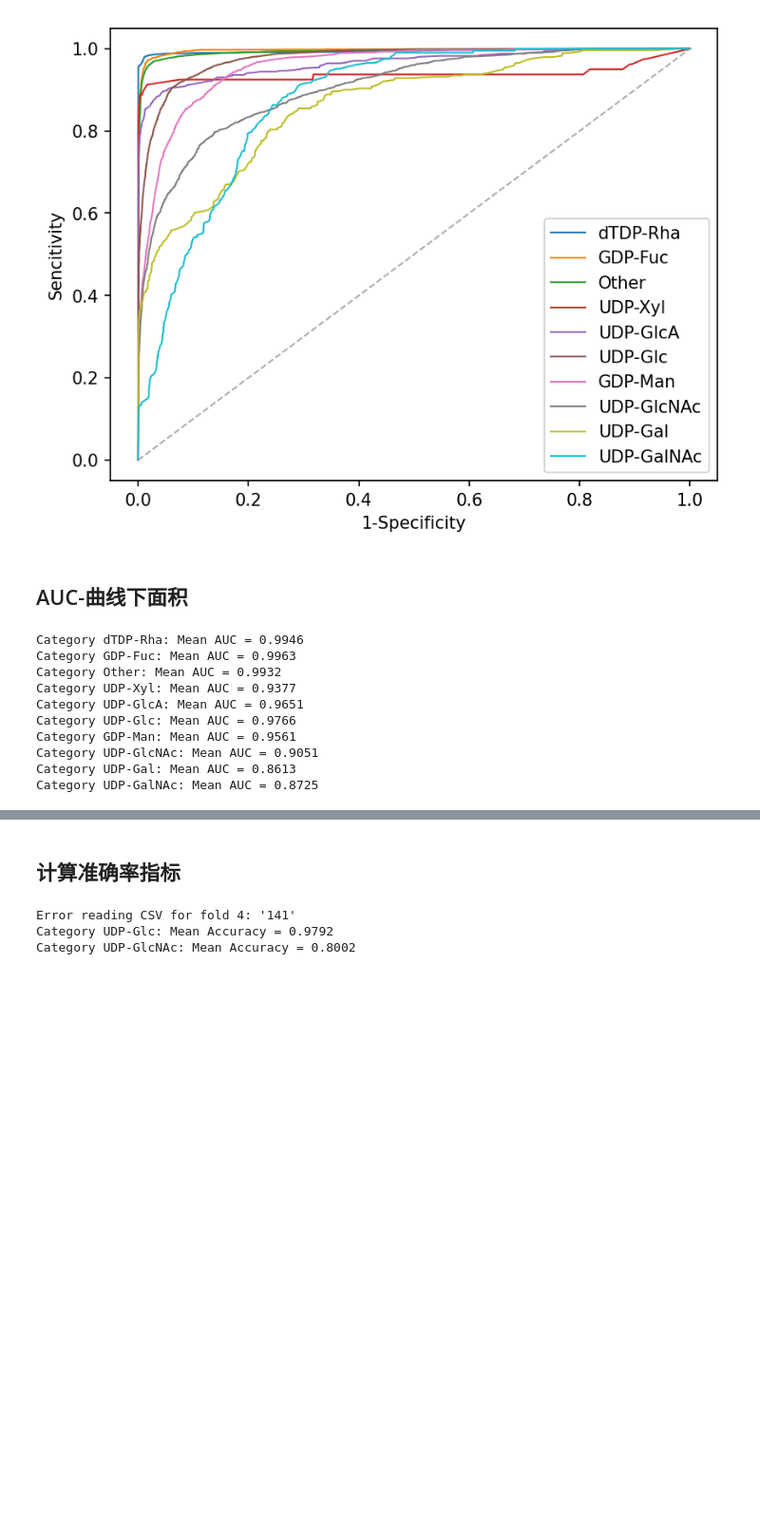
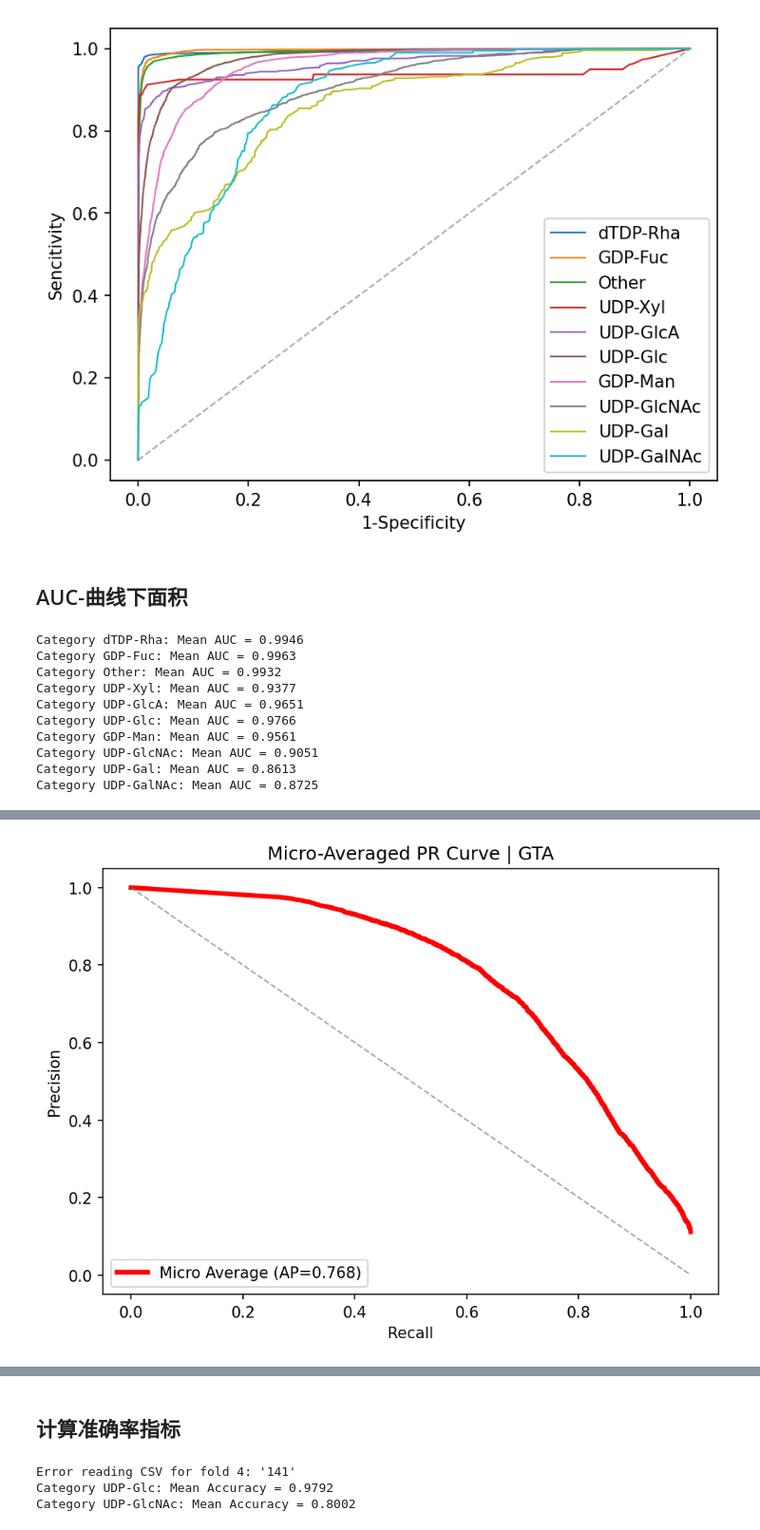
Before and after one commit to toolManAYY/GTmining, a Jupyter notebook: diffpool/select_epoch_and_plot_figure.ipynb, the cells around one changed output, grey strips where cells are left out. Shown at 95% size. Saved outputs shown, nothing was run; the diff lists cells and outputs as text; code cells hidden in the pictures; blank space fills up the shorter version.

```diff
--- a/diffpool/select_epoch_and_plot_figure.ipynb
+++ b/diffpool/select_epoch_and_plot_figure.ipynb
@@ -1495,0 +1606,11 @@ Category UDP-GalNAc: Mean AUC = 0.8725
+# %%
+def prepare_data(dataset, shuffle=False, prog_args=None):
+    """
+    preprocess TU dataset according to DiffPool's paper setting and load dataset into dataloader
+    """
+    return dgl.dataloading.GraphDataLoader(
+        dataset,
+        batch_size=prog_args.batch_size,
+        shuffle=shuffle,
+        num_workers=prog_args.n_worker,
+    )
@@ -1495,0 +1861,9 @@ Category UDP-GalNAc: Mean AUC = 0.8725
+# %%
+# 保存roc_hostory
+if fold_type == 'GTA':
+    # npy_filename = "GTmining_6_6_GTA_pr_roc_history_auto.npy"
+    npy_filename = "GTmining_6_6_GTA_pr_roc_history.npy"
+elif fold_type == 'GTB':
+    # npy_filename = "GTmining_6_6_GTB_pr_roc_history_auto.npy"
+    npy_filename = "GTmining_6_6_GTB_pr_roc_history.npy"
+np.save(os.path.join('./result/', npy_filename), roc_history_dict)
@@ -1495,0 +1964,68 @@ Category UDP-GalNAc: Mean AUC = 0.8725
+# %%
+from sklearn.metrics import precision_recall_curve, auc
+import matplotlib.pyplot as plt
+import numpy as np
+import os
+
+# ===================== 配置 =====================
+fold_type = 'GTA'  # GTA / GTB
+# ==================================================
+
+# 加载数据（你保存的 y_true, y_score）
+if fold_type == 'GTA':
+    npy_filename = "GTmining_6_6_GTA_pr_roc_history.npy"
+    num_classes = 9
+elif fold_type == 'GTB':
+    npy_filename = "GTmining_6_6_GTB_pr_roc_history.npy"
+    num_classes = 10
+
+roc_history_dict = np.load(os.path.join('./result/', npy_filename), allow_pickle=True).item()
+
+# 标签顺序
+if fold_type == 'GTA':
+    plot_flags = [7,1,4,0,3,6,2,8,5]
+elif fold_type == 'GTB':
+    plot_flags = [8,7,9,5,2,0,6,1,3,4]
+
+# ===================== 微平均核心步骤 =====================
+# 1. 把所有类别的所有折叠的 y_true 和 y_score 全部合并
+all_y_true = []
+all_y_score = []
+
+for flag in range(num_classes):
+    data_list = roc_history_dict[flag]
+    for y_bin, y_prob in data_list:
+        all_y_true.extend(y_bin)      # 真实标签（0/1）
+        all_y_score.extend(y_prob)    # 预测概率
+
+all_y_true = np.array(all_y_true)
+all_y_score = np.array(all_y_score)
+
+# 2. 直接计算 微平均 PR 曲线
+precision, recall, _ = precision_recall_curve(all_y_true, all_y_score)
+recall = recall[::-1]
+precision = precision[::-1]
+micro_ap = auc(recall, precision)
+
+# ===================== 绘图 =====================
+plt.figure(dpi=150)
+
+# 画 微平均 曲线（红色粗线）
+plt.plot(recall, precision, linewidth=3, color='red',
+         label=f"Micro Average (AP={micro_ap:.3f})")
+
+# 基准线
+plt.plot([0,1], [1,0], '--', color='grey', linewidth=1, alpha=0.7)
+
+# 样式
+plt.xlabel('Recall')
+plt.ylabel('Precision')
+plt.title(f'Micro-Averaged PR Curve | {fold_type}')
+plt.legend(loc='lower left')
+plt.tight_layout()
+plt.show()
+
+# 输出结果
+print(f"\n✅ 微平均 Micro PR-AUC = {micro_ap:.4f}")
+# %% [output]
+[figure, added]
```
Also changed, not shown: parts of 41 cells of this notebook, 27 other files.
